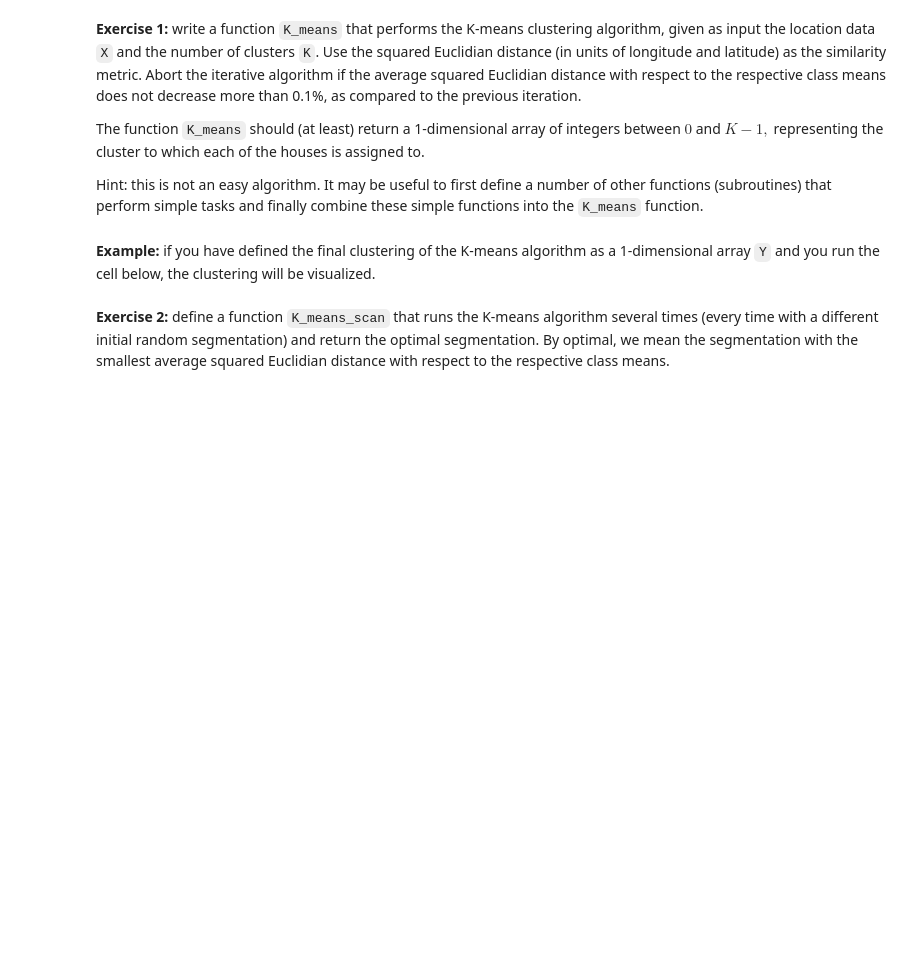
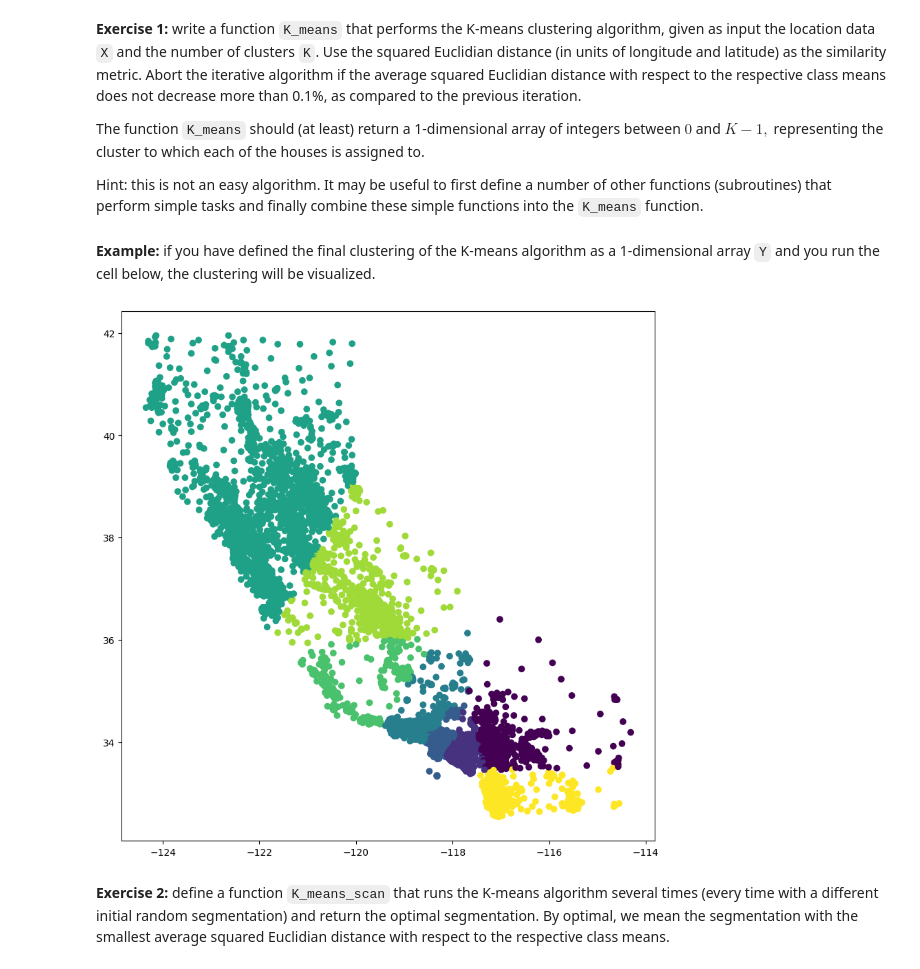
Before and after one commit to AlbinLind/Data-Science-Methodology, a Jupyter notebook: week 3/DSM_ComputerClass3.ipynb, the cells around one changed output. Cells and saved outputs as stored; diff of their text form; code cells hidden in the pictures; blank space fills up the shorter version.

```diff
--- a/week 3/DSM_ComputerClass3.ipynb
+++ b/week 3/DSM_ComputerClass3.ipynb
@@ -38,17 +49,49 @@ ax.scatter(X[:,0], X[:,1]);
 The function `K_means` should (at least) return a 1-dimensional array of integers between $0$ and $K-1,$ representing the cluster to which each of the houses is assigned to.
 
 Hint: this is not an easy algorithm. It may be useful to first define a number of other functions (subroutines) that perform simple tasks and finally combine these simple functions into the `K_means` function.
+# %%
+def K_means(
+    X: np.ndarray, K: int, max_iterations: int = 1000, tol: float = 1e-4
+) -> tuple[np.ndarray, np.ndarray]:
+    # Random centroids
+    centroids = X[np.random.choice(range(len(X)), K, replace=False)]
+
+    for _ in range(max_iterations):
+        # Assign each point to the nearest centroid
+        distances = np.linalg.norm(X[:, None] - centroids, axis=2)
+        point_assignments: np.ndarray = np.argmin(distances, axis=1)
+
+        # Update centroids
+        new_centroids = np.array(
+            [X[point_assignments == k].mean(axis=0) for k in range(K)]
+        )
+
+        # Check for convergence
+        difference = new_centroids - centroids
+        # difference /= centroids
+        difference_per_centroid = np.mean(difference, axis=1)
+        if np.all(difference_per_centroid < tol):
+            break
+        centroids = new_centroids
+
+    return point_assignments, centroids  # type: ignore
+
+
+Y, centroids = K_means(X, 8, max_iterations=int(1e100))
 # %% [markdown]
 **Example:** if you have defined the final clustering of the K-means algorithm as a 1-dimensional array `Y` and you run the cell below, the clustering will be visualized.
 # %%
-try: Y
+try:
+    Y
 except:
     K = 10
     Y = np.random.randint(K, size=X.shape[0])
 
-df['clusters'] = Y
-fig, ax = plt.subplots(figsize = (10,10))
+df["clusters"] = Y
+fig, ax = plt.subplots(figsize=(10, 10))
 
-ax.scatter(df['Longitude'], df['Latitude'], c=df['clusters']);
+ax.scatter(df["Longitude"], df["Latitude"], c=df["clusters"]);
+# %% [output]
+[figure, added]
 # %% [markdown]
 **Exercise 2:** define a function `K_means_scan` that runs the K-means algorithm several times (every time with a different initial random segmentation) and return the optimal segmentation. By optimal, we mean the segmentation with the smallest average squared Euclidian distance with respect to the respective class means.
```
Also changed, not shown: parts of 12 cells of this notebook.
